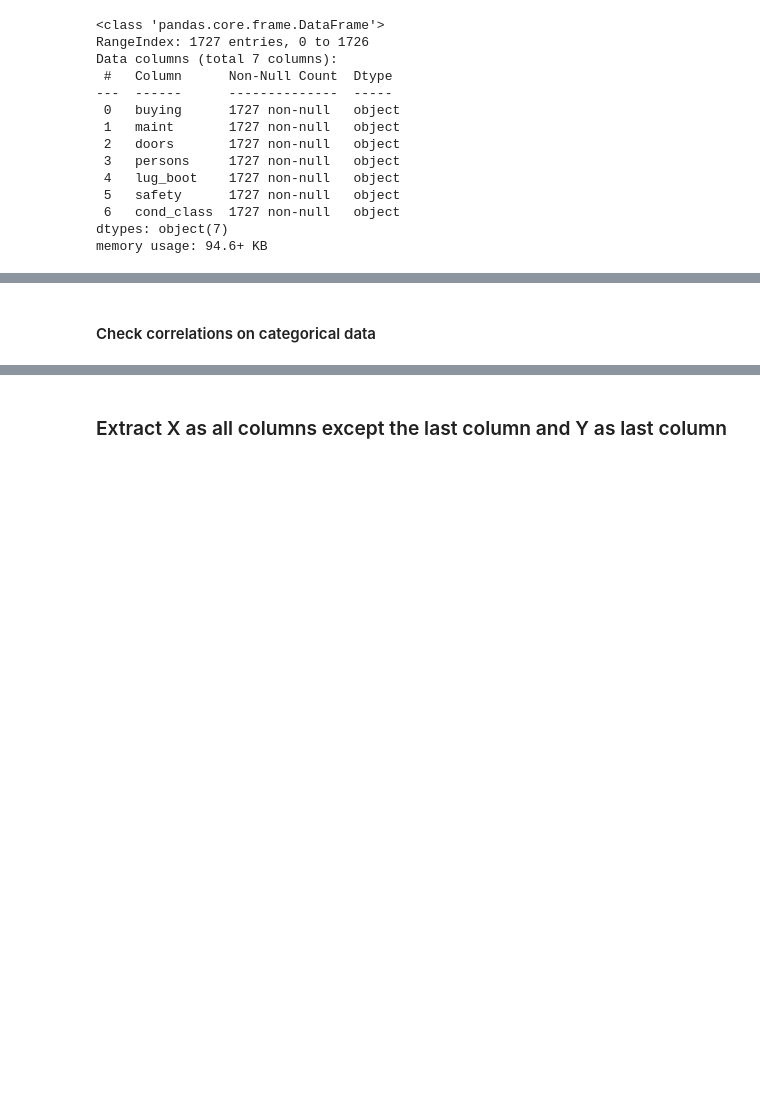
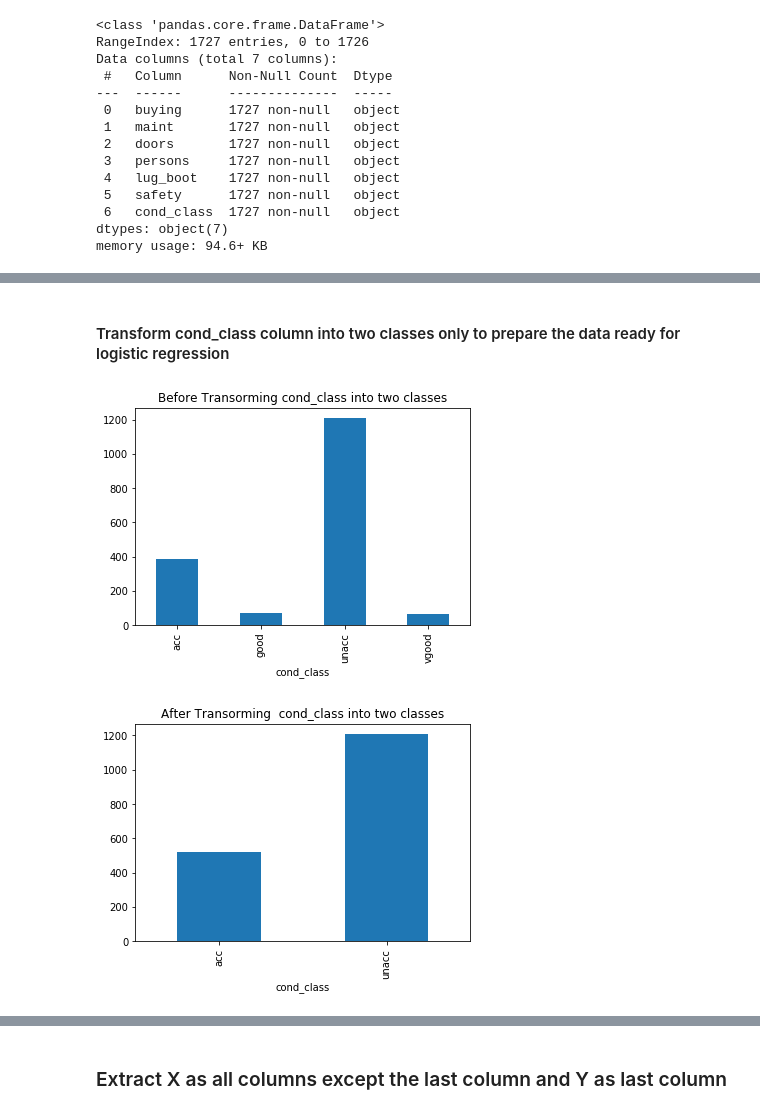
Before and after one commit to Hemendra-AKUTHOTA/ML-assignment1-Set2, a Jupyter notebook: Q1/Q1.ipynb, the cells around one changed output, grey strips where cells are left out. Drawn from its saved outputs; the diff is of its cells as text; code cells hidden in the pictures; blank space fills up the shorter version.

```diff
--- a/Q1/Q1.ipynb
+++ b/Q1/Q1.ipynb
@@ -117,5 +132,5 @@ car_data_safety.plot.bar()
 [figure]
 [figure]
 [figure]
-# %% [markdown]
-#### Check correlations on categorical data
+# %% [markdown]
+#### Transform cond_class column into two classes only to prepare the data ready for logistic regression
@@ -122,3 +139,14 @@ car_data_safety.plot.bar()
+# %%
+car_data.groupby(['cond_class']).size().plot.bar()
+plt.title('Before Transorming cond_class into two classes')
+plt.show()
+car_data.loc[car_data['cond_class'] != 'unacc', 'cond_class'] = 'acc'
+plt.title('After Transorming  cond_class into two classes')
+car_data.groupby(['cond_class']).size().plot.bar()
+plt.show()
+# %% [output]
+[figure, added]
+[figure, added]
 # %%
 car_data.apply(lambda car_data : pd.factorize(car_data)[0]).corr(method='pearson', min_periods=1)
 # %% [output]
```
Also changed, not shown: parts of 73 cells of this notebook.
